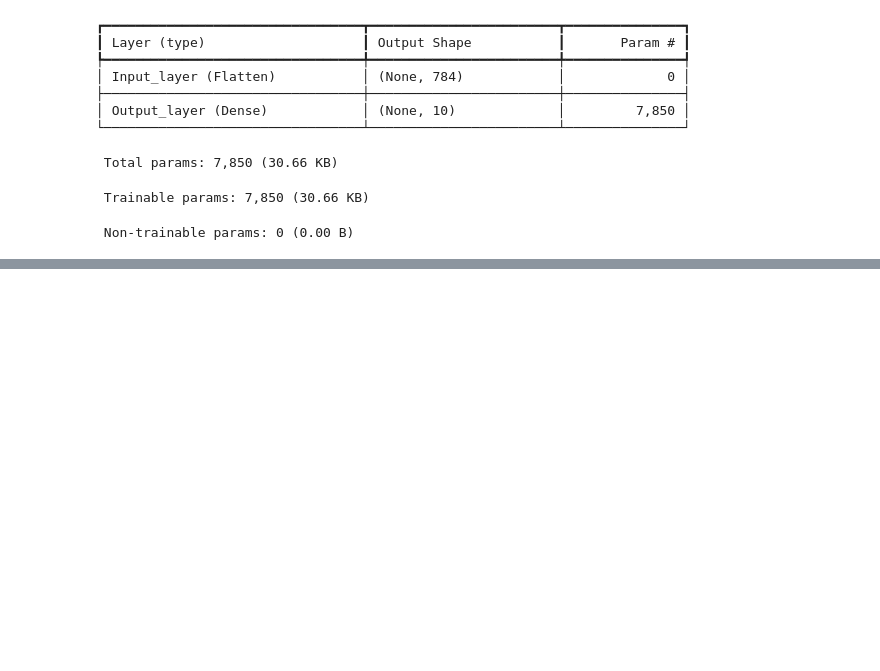
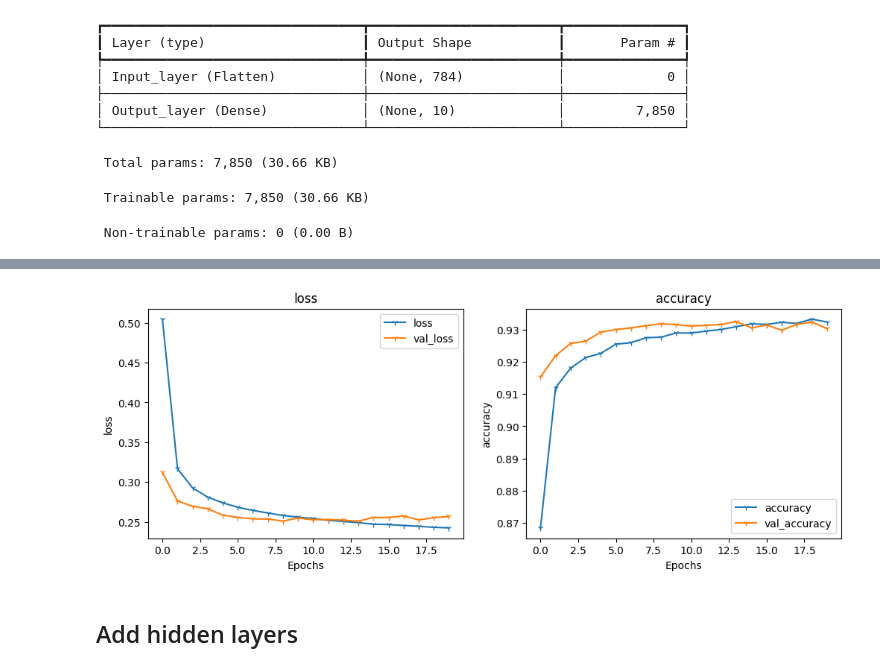
Before and after one commit to BrutalFrost/Artificial_Intelligence_Hampus_Erlandsson_OPA23, a Jupyter notebook: code_alongs/Lec08.ipynb, the cells around one changed output, grey strips where cells are left out. Cells and saved outputs as stored; diff of their text form; code cells hidden in the pictures; blank space fills up the shorter version.

```diff
--- a/code_alongs/Lec08.ipynb
+++ b/code_alongs/Lec08.ipynb
@@ -154,5 +154,5 @@ Model: "MLP_model"
  Trainable params: 7,850 (30.66 KB)
  Non-trainable params: 0 (0.00 B)
 # %%
-model_naive.fit(X_train, y_train, validation_split=1/6, epochs=20, verbose=0)
+model_naive.fit(X_train, y_train, validation_split=1/6, epochs=20, verbose=1)
 # %% [output]
@@ -159,0 +177,5 @@ ValueError: Could not interpret loss identifier: sparse_categorial_crossentropy
+# %%
+import pandas as pd
+
+naive_history = pd.DataFrame(model_naive.history.history)
+naive_history.head()
@@ -159,0 +209,12 @@ ValueError: Could not interpret loss identifier: sparse_categorial_crossentropy
+# %%
+def plot_metrics(df_history, style="-1"):
+    _, axes = plt.subplots(1,2,figsize=(12,4))
+    metrics = [["loss", "val_loss"], ["accuracy", "val_accuracy"]]
+    for ax, metric in zip(axes, metrics):
+        df_history.plot(y=metric, xlabel="Epochs", ylabel=metric[0], title=metric[0], ax=ax, style=style)
+
+plot_metrics(naive_history)
+# %% [output]
+[figure, added]
+# %% [markdown]
+## Add hidden layers
```
Also changed, not shown: parts of 17 cells of this notebook.
